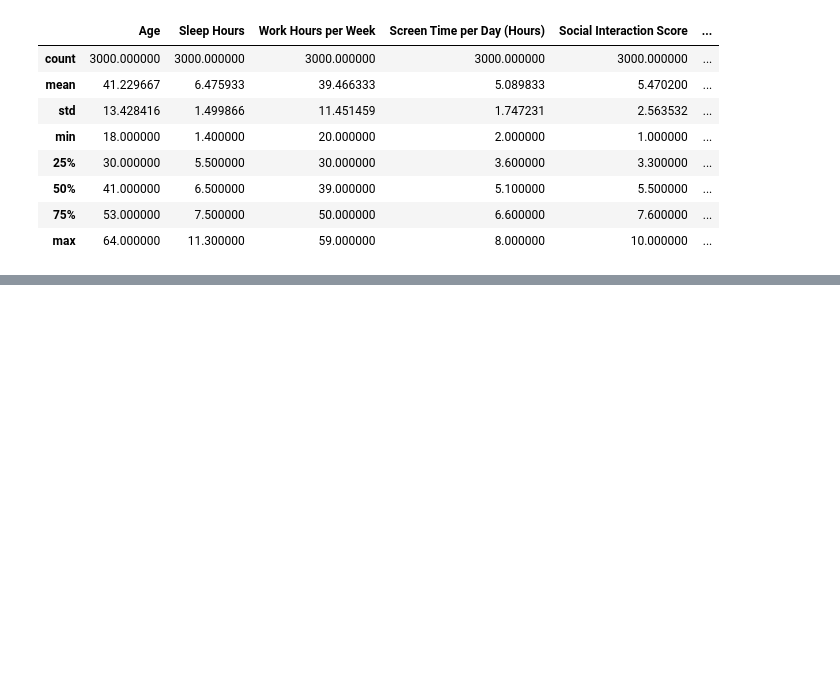
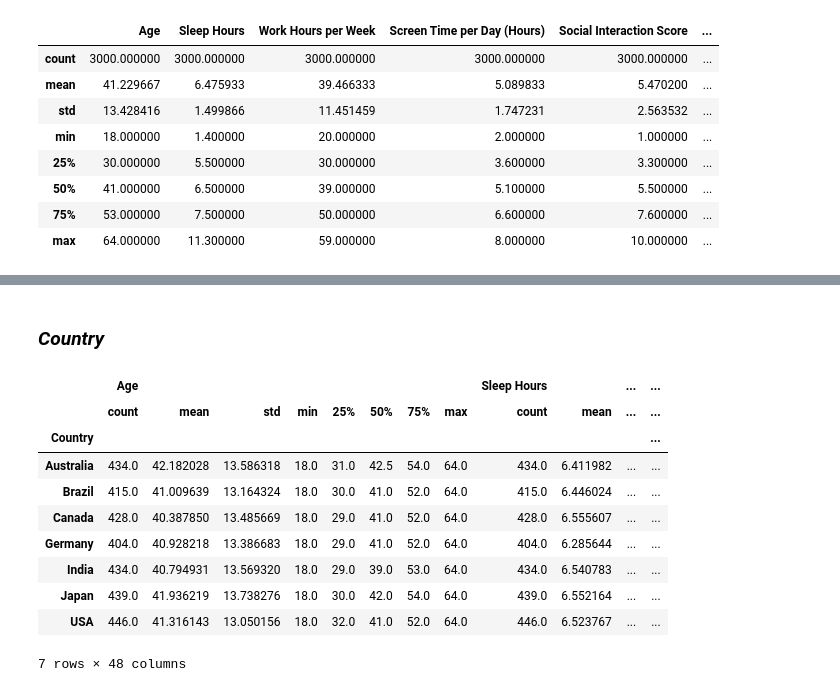
Before and after one commit to hugocfrias/hugocfrias-MVP, a Jupyter notebook: Untitled5.ipynb, the cells around one changed output, grey strips where cells are left out. Cells and saved outputs as stored; diff of their text form; code cells hidden in the pictures; blank space fills up the shorter version.

```diff
--- a/Untitled5.ipynb
+++ b/Untitled5.ipynb
@@ -135,0 +206,17 @@ sleep_cycle.describe()
+# %% [markdown]
+### *Country*
+# %%
+# Estatísticas descritivas agrupadas por espécie
+sleep_cycle.groupby('Country').describe()
+# %% [output]
+|  | Age |  |  |  |  |  |  |  | Sleep Hours |  | ... | ... |
+|  | count | mean | std | min | 25% | 50% | 75% | max | count | mean | ... | ... |
+| Country |  |  |  |  |  |  |  |  |  |  |  | ... |
+| Australia | 434.0 | 42.182028 | 13.586318 | 18.0 | 31.0 | 42.5 | 54.0 | 64.0 | 434.0 | 6.411982 | ... | ... |
+| Brazil | 415.0 | 41.009639 | 13.164324 | 18.0 | 30.0 | 41.0 | 52.0 | 64.0 | 415.0 | 6.446024 | ... | ... |
+| Canada | 428.0 | 40.387850 | 13.485669 | 18.0 | 29.0 | 41.0 | 52.0 | 64.0 | 428.0 | 6.555607 | ... | ... |
+| Germany | 404.0 | 40.928218 | 13.386683 | 18.0 | 29.0 | 41.0 | 52.0 | 64.0 | 404.0 | 6.285644 | ... | ... |
+| India | 434.0 | 40.794931 | 13.569320 | 18.0 | 29.0 | 39.0 | 53.0 | 64.0 | 434.0 | 6.540783 | ... | ... |
+| Japan | 439.0 | 41.936219 | 13.738276 | 18.0 | 30.0 | 42.0 | 54.0 | 64.0 | 439.0 | 6.552164 | ... | ... |
+| USA | 446.0 | 41.316143 | 13.050156 | 18.0 | 32.0 | 41.0 | 52.0 | 64.0 | 446.0 | 6.523767 | ... | ... |
+7 rows × 48 columns
```
Also changed, not shown: parts of 9 cells of this notebook.
